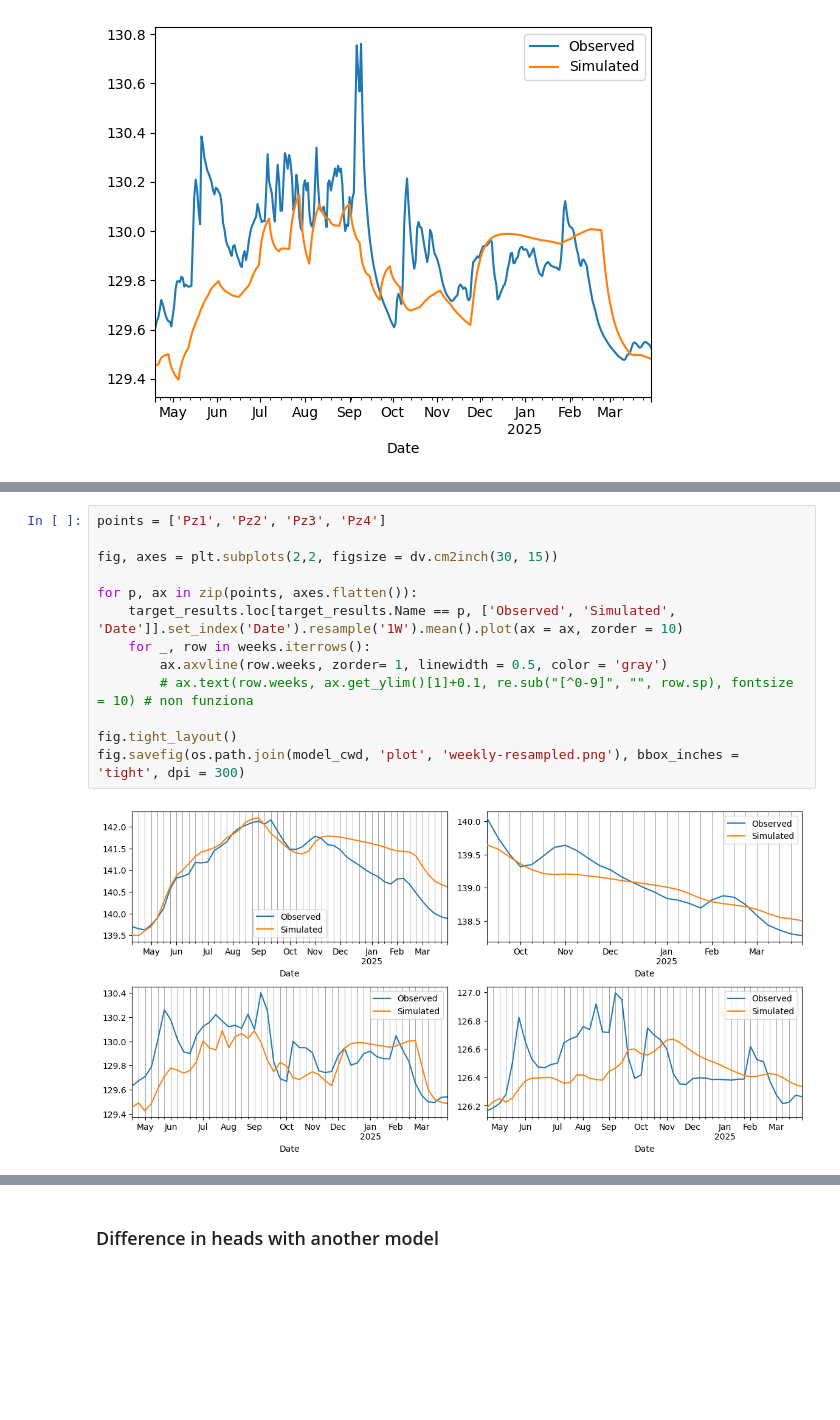
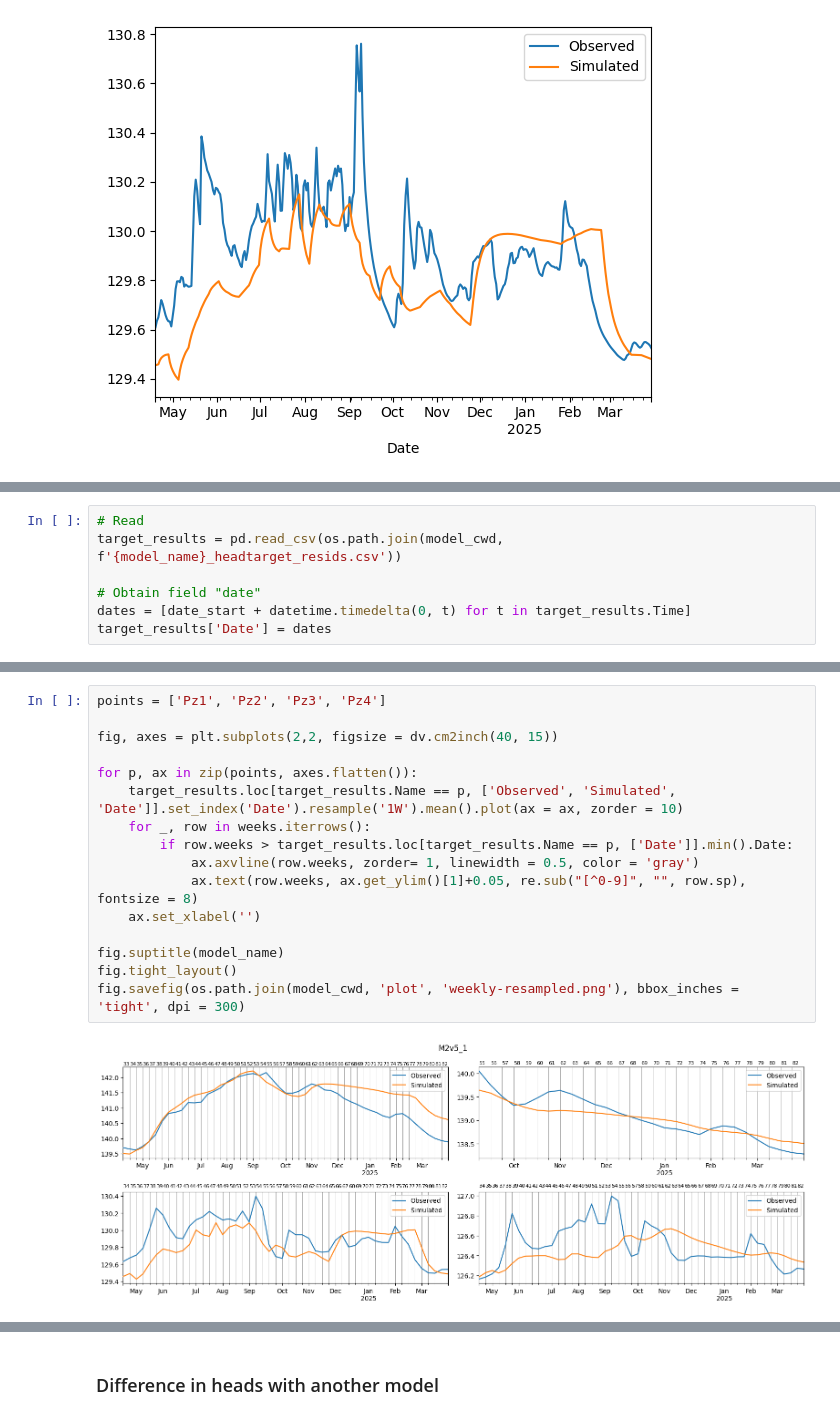
Before and after one commit to paolchol/hm, a Jupyter notebook: MAURICE/transient_model_utilities/read-output-model-usg.ipynb, the cells around one changed output, grey strips where cells are left out. Saved outputs shown, nothing was run; the diff lists cells and outputs as text; blank space fills up the shorter version.

Commit message:
visualization of differences and drains

```diff
--- a/MAURICE/transient_model_utilities/read-output-model-usg.ipynb
+++ b/MAURICE/transient_model_utilities/read-output-model-usg.ipynb
@@ -165,3 +172,10 @@ target_results.loc[target_results.Name == 'Pz3', ['Observed', 'Simulated', 'Date
+# %%
+# Read
+target_results = pd.read_csv(os.path.join(model_cwd, f'{model_name}_headtarget_resids.csv'))
+
+# Obtain field "date"
+dates = [date_start + datetime.timedelta(0, t) for t in target_results.Time]
+target_results['Date'] = dates
 # %%
 weeks = pd.date_range('2023-09-03', '2025-03-30', freq='W-SUN')
 weeks = pd.DataFrame({
@@ -184,15 +186,18 @@ weeks.drop(weeks.index[-1], inplace=True)
 # %%
 points = ['Pz1', 'Pz2', 'Pz3', 'Pz4']
 
-fig, axes = plt.subplots(2,2, figsize = dv.cm2inch(30, 15))
+fig, axes = plt.subplots(2,2, figsize = dv.cm2inch(40, 15))
 
 for p, ax in zip(points, axes.flatten()):
     target_results.loc[target_results.Name == p, ['Observed', 'Simulated', 'Date']].set_index('Date').resample('1W').mean().plot(ax = ax, zorder = 10)
     for _, row in weeks.iterrows():
-        ax.axvline(row.weeks, zorder= 1, linewidth = 0.5, color = 'gray')
-        # ax.text(row.weeks, ax.get_ylim()[1]+0.1, re.sub("[^0-9]", "", row.sp), fontsize = 10) # non funziona
+        if row.weeks > target_results.loc[target_results.Name == p, ['Date']].min().Date:
+            ax.axvline(row.weeks, zorder= 1, linewidth = 0.5, color = 'gray')
+            ax.text(row.weeks, ax.get_ylim()[1]+0.05, re.sub("[^0-9]", "", row.sp), fontsize = 8)
+    ax.set_xlabel('')
 
+fig.suptitle(model_name)
 fig.tight_layout()
 fig.savefig(os.path.join(model_cwd, 'plot', 'weekly-resampled.png'), bbox_inches = 'tight', dpi = 300)
 # %% [output]
-[figure, old version]
+[figure, new version]
```
Also changed, not shown: parts of 36 cells of this notebook.
